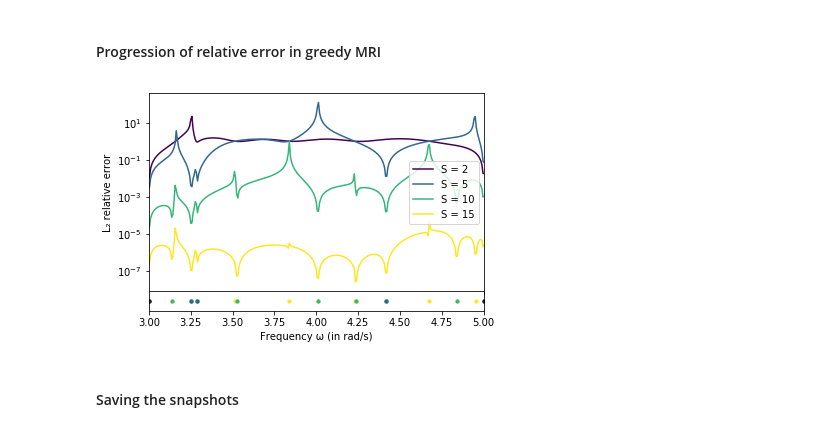
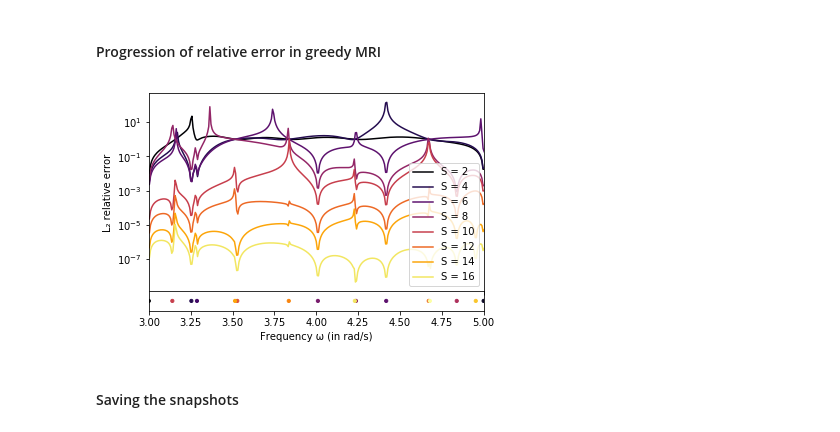
Before and after one commit to FMatti/Maxwell-MRI, a Jupyter notebook: examples/resonant_cavity/resonant_cavity.ipynb, the cells around one changed output. Saved outputs shown, nothing was run; the diff lists cells and outputs as text; code cells hidden in the pictures.

```diff
--- a/examples/resonant_cavity/resonant_cavity.ipynb
+++ b/examples/resonant_cavity/resonant_cavity.ipynb
@@ -12,7 +15,7 @@ import time
 import numpy as np
 import matplotlib.pyplot as plt
 import matplotlib.cm
-cm = matplotlib.cm.get_cmap('viridis')
+cm = matplotlib.cm.get_cmap('inferno')
 
 import fenics as fen
 import mshr
@@ -88,30 +91,29 @@ plt.show()
 # %%
 fig, ax = plt.subplots(2, 1, figsize=(6, 4), sharex=True, gridspec_kw={'height_ratios': [10, 1]})
 
-snapshots = RC.get_solution(tonumpy=True, trace=VS.get_trace())
-omegas = RC.get_frequency()
+omegas = np.linspace(a, b, 300)
 linspace = np.linspace(a-(b-a)/600, b+(b-a)/600, 301)
-RC_ = RectangularCavity(Lx=Lx, Ly=Ly, Nx=Nx, Ny=Ny, g_N=g_N)
-RC_.setup()
-RC_.solve(linspace)
-A_linspace = RC_.get_solution(tonumpy=True, trace=VS.get_trace())
+RC.solve(linspace)
+u_linspace = RC.get_solution(tonumpy=True, trace=VS.get_trace())
 
-n_iters = [2, 5, 10, 15]
-for i, n_iter in enumerate(n_iters):
-    MRI = MinimalRationalInterpolation(VS)
-    MRI.compute_surrogate(snapshots, omegas, greedy=True, n_iter=n_iter)
-    helpers.plot_surrogate_error_norms(ax[0], RC, MRI, VS, A_linspace, linspace,
-        label='S = {}'.format(n_iter), color=cm(i/(len(n_iters)-1)))
-    nodes = MRI.A_ring.get_nodes()
-    ax[1].scatter(nodes, np.zeros_like(nodes), s=10, color=cm(i/(len(n_iters)-1)), zorder=-n_iter)
+MRI = MinimalRationalInterpolation(VS)
+n_iter = 16
+surrogate_history = MRI.compute_surrogate(RC, omegas, greedy=True, n_iter=n_iter, return_history=True)
+
+for i in range(n_iter - 1)[::2]:
+    RI = surrogate_history[i]
+    helpers.plot_surrogate_error_norms(ax[0], RC, MRI, VS, u_linspace, linspace, RI,
+        label='S = {}'.format(i+2), color=cm(i/(n_iter-1)))
+nodes = MRI.u_ring.get_nodes()
+ax[1].scatter(nodes, np.zeros_like(nodes), s=10, c=cm(np.arange(len(nodes))/(n_iter-1)), zorder=-n_iter)
 ax[0].set_ylabel('L\u2082 relative error')
 ax[1].set_xlabel('Frequency \u03C9 (in rad/s)')
 ax[1].set_xlim(a, b)
 ax[1].set_yticks([])
 ax[0].legend()
 plt.subplots_adjust(wspace=0, hspace=0)
 # %% [output]
-[figure, old version]
+[figure, new version]
 # %% [markdown]
 #### Saving the snapshots
 # %%
```
Also changed, not shown: parts of 10 cells of this notebook, 2 other files.
